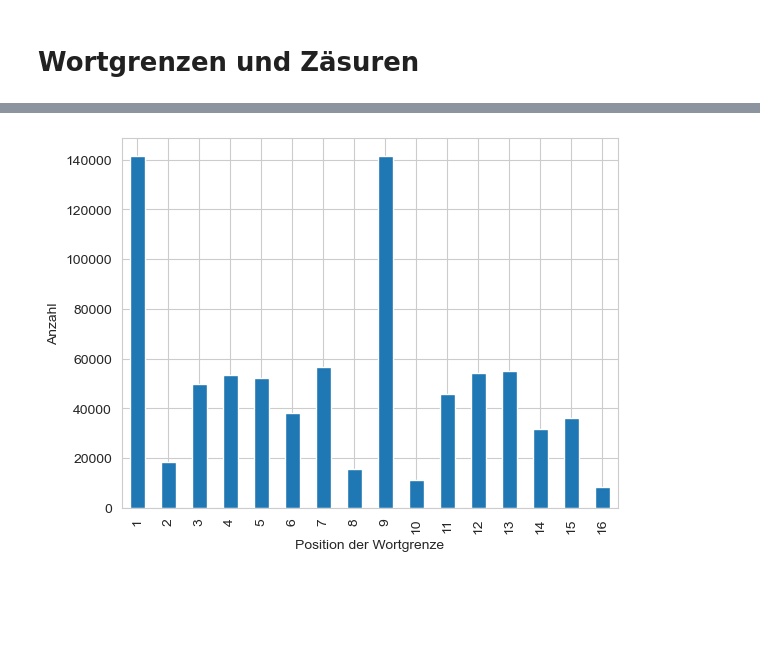
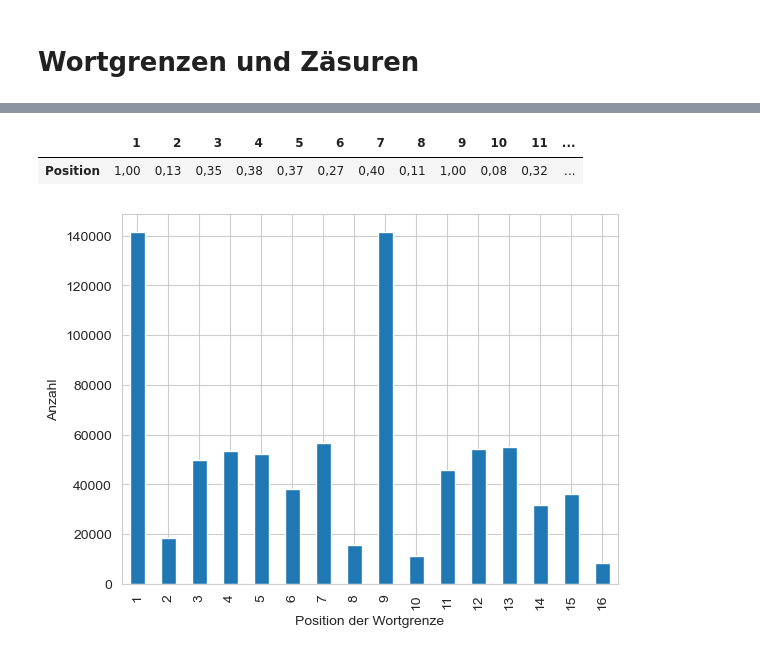
Before and after one commit to kmein/shloka, a Jupyter notebook: statistics.ipynb, the cells around one changed output, grey strips where cells are left out. Cells and saved outputs as stored; diff of their text form; code cells hidden in the pictures; blank space fills up the shorter version.

```diff
--- a/statistics.ipynb
+++ b/statistics.ipynb
@@ -833,3 +771,15 @@ cross_breaks_even.style.background_gradient(axis=None, cmap=cm)
+# %%
+break_positions = pd.DataFrame(wortweise["Position"].value_counts().sort_index() / 141582).transpose()
+
+write_table(break_positions, "break_positions",
+            caption="Häufigkeit von Wortgrenzen an einer bestimmten Position",
+            heatmap=True, axis=None)
+
+
+break_positions.style.background_gradient(axis=None, cmap=cm)
+# %% [output]
+|  | 1 | 2 | 3 | 4 | 5 | 6 | 7 | 8 | 9 | 10 | 11 | ... |
+| Position | 1,00 | 0,13 | 0,35 | 0,38 | 0,37 | 0,27 | 0,40 | 0,11 | 1,00 | 0,08 | 0,32 | ... |
 # %%
 wortweise["Position"].value_counts().sort_index().plot.bar(xlabel="Position der Wortgrenze",
                                                            ylabel="Anzahl")
```
Also changed, not shown: parts of 29 cells of this notebook.
